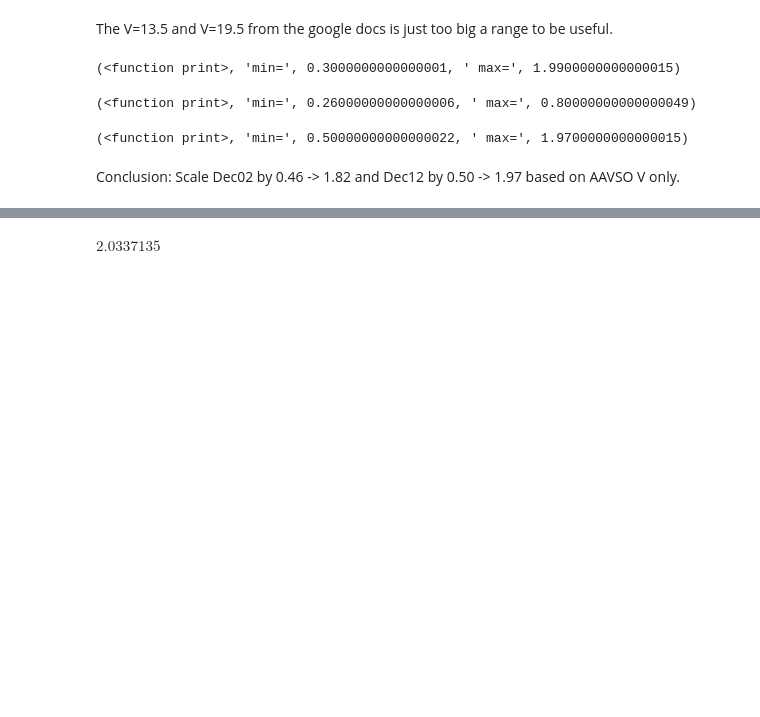
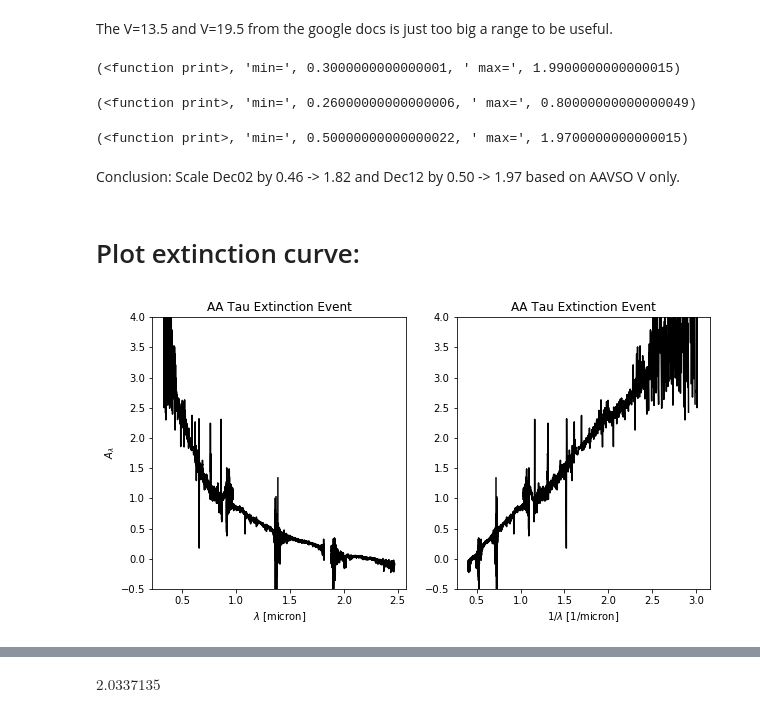
Before and after one commit to krislars/AA_Tau_Covey, a Jupyter notebook: AATau_data.ipynb, the cells around one changed output, grey strips where cells are left out. Drawn from its saved outputs; the diff is of its cells as text; code cells hidden in the pictures; blank space fills up the shorter version.

```diff
--- a/AATau_data.ipynb
+++ b/AATau_data.ipynb
@@ -781,3 +785,5 @@ print,'min=',np.min(test),' max=',np.max(test)
 (<function print>, 'min=', 0.50000000000000022, ' max=', 1.9700000000000015)
 # %% [markdown]
 Conclusion: Scale Dec02 by 0.46 -> 1.82 and Dec12 by 0.50 -> 1.97 based on AAVSO V only.
+# %% [markdown]
+# Plot extinction curve:
@@ -783,0 +794,20 @@ Conclusion: Scale Dec02 by 0.46 -> 1.82 and Dec12 by 0.50 -> 1.97 based on AAVSO
+# %%
+interp2008=interp.interp1d(allwav_2008,alldata_2008)
+
+ext_dec02=-2.5*np.log10(alldata_dec02/interp2008(allwav_dec02))
+
+fig,(ax1,ax2)=plt.subplots(1,2,figsize=(10,5))
+ax1.plot(allwav_dec02,ext_dec02,'k')
+ax2.plot(1./allwav_dec02,ext_dec02,'k')
+
+ax1.set_xlabel('$\lambda$ [micron]')
+ax2.set_xlabel('$1/\lambda$ [1/micron]')
+ax1.set_ylabel('$A_\lambda$')
+
+ax1.set_title('AA Tau Extinction Event')
+ax2.set_title('AA Tau Extinction Event')
+ax1.set_ylim(-0.5,4)
+ax2.set_ylim(-0.5,4)
+plt.show()
+# %% [output]
+[figure, added]
```
Also changed, not shown: parts of 52 cells of this notebook.
